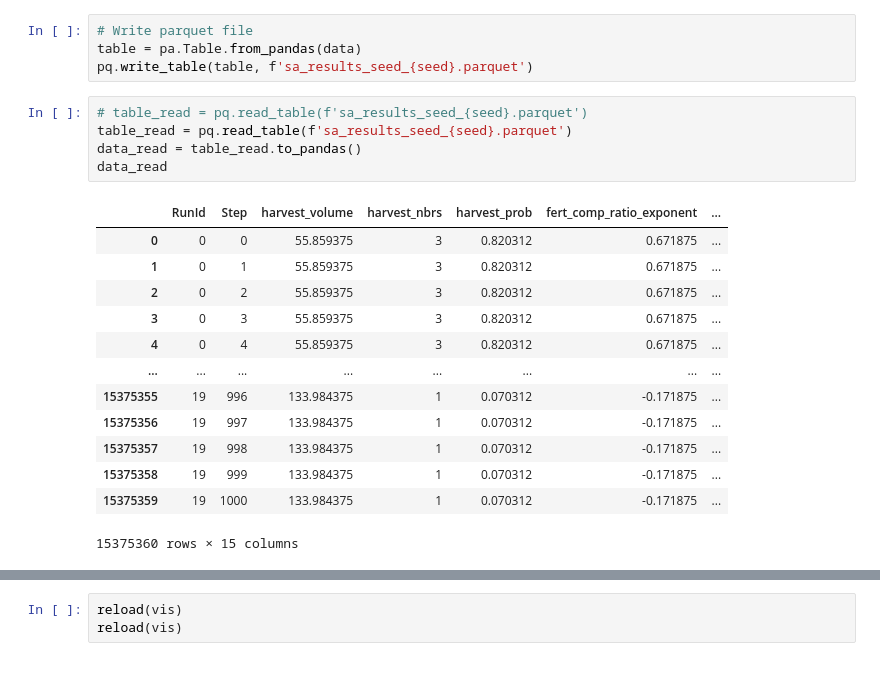
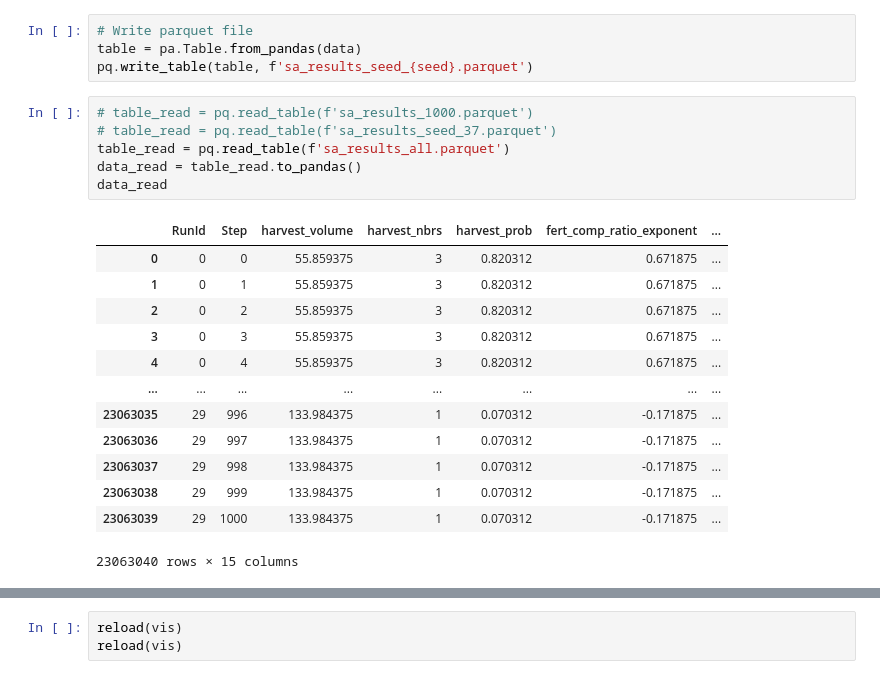
Before and after one commit to mboyan/agent-based-modelling, a Jupyter notebook: Project/ABM_Project.ipynb, the cells around one changed output, grey strips where cells are left out. Saved outputs shown, nothing was run; the diff lists cells and outputs as text.

```diff
--- a/Project/ABM_Project.ipynb
+++ b/Project/ABM_Project.ipynb
@@ -238,24 +240,25 @@ data
 table = pa.Table.from_pandas(data)
 pq.write_table(table, f'sa_results_seed_{seed}.parquet')
 # %%
-# table_read = pq.read_table(f'sa_results_seed_{seed}.parquet')
-table_read = pq.read_table(f'sa_results_seed_{seed}.parquet')
+# table_read = pq.read_table(f'sa_results_1000.parquet')
+# table_read = pq.read_table(f'sa_results_seed_37.parquet')
+table_read = pq.read_table(f'sa_results_all.parquet')
 data_read = table_read.to_pandas()
 data_read
 # %% [output]
 |  | RunId | Step | harvest_volume | harvest_nbrs | harvest_prob | fert_comp_ratio_exponent | ... |
 | 0 | 0 | 0 | 55.859375 | 3 | 0.820312 | 0.671875 | ... |
 | 1 | 0 | 1 | 55.859375 | 3 | 0.820312 | 0.671875 | ... |
 | 2 | 0 | 2 | 55.859375 | 3 | 0.820312 | 0.671875 | ... |
 | 3 | 0 | 3 | 55.859375 | 3 | 0.820312 | 0.671875 | ... |
 | 4 | 0 | 4 | 55.859375 | 3 | 0.820312 | 0.671875 | ... |
 | ... | ... | ... | ... | ... | ... | ... | ... |
-| 15375355 | 19 | 996 | 133.984375 | 1 | 0.070312 | -0.171875 | ... |
-| 15375356 | 19 | 997 | 133.984375 | 1 | 0.070312 | -0.171875 | ... |
-| 15375357 | 19 | 998 | 133.984375 | 1 | 0.070312 | -0.171875 | ... |
-| 15375358 | 19 | 999 | 133.984375 | 1 | 0.070312 | -0.171875 | ... |
-| 15375359 | 19 | 1000 | 133.984375 | 1 | 0.070312 | -0.171875 | ... |
+| 23063035 | 29 | 996 | 133.984375 | 1 | 0.070312 | -0.171875 | ... |
+| 23063036 | 29 | 997 | 133.984375 | 1 | 0.070312 | -0.171875 | ... |
+| 23063037 | 29 | 998 | 133.984375 | 1 | 0.070312 | -0.171875 | ... |
+| 23063038 | 29 | 999 | 133.984375 | 1 | 0.070312 | -0.171875 | ... |
+| 23063039 | 29 | 1000 | 133.984375 | 1 | 0.070312 | -0.171875 | ... |
-15375360 rows × 15 columns
+23063040 rows × 15 columns
 # %%
 reload(vis)
 reload(vis)
```
Also changed, not shown: parts of 16 cells of this notebook, 28 other files.
